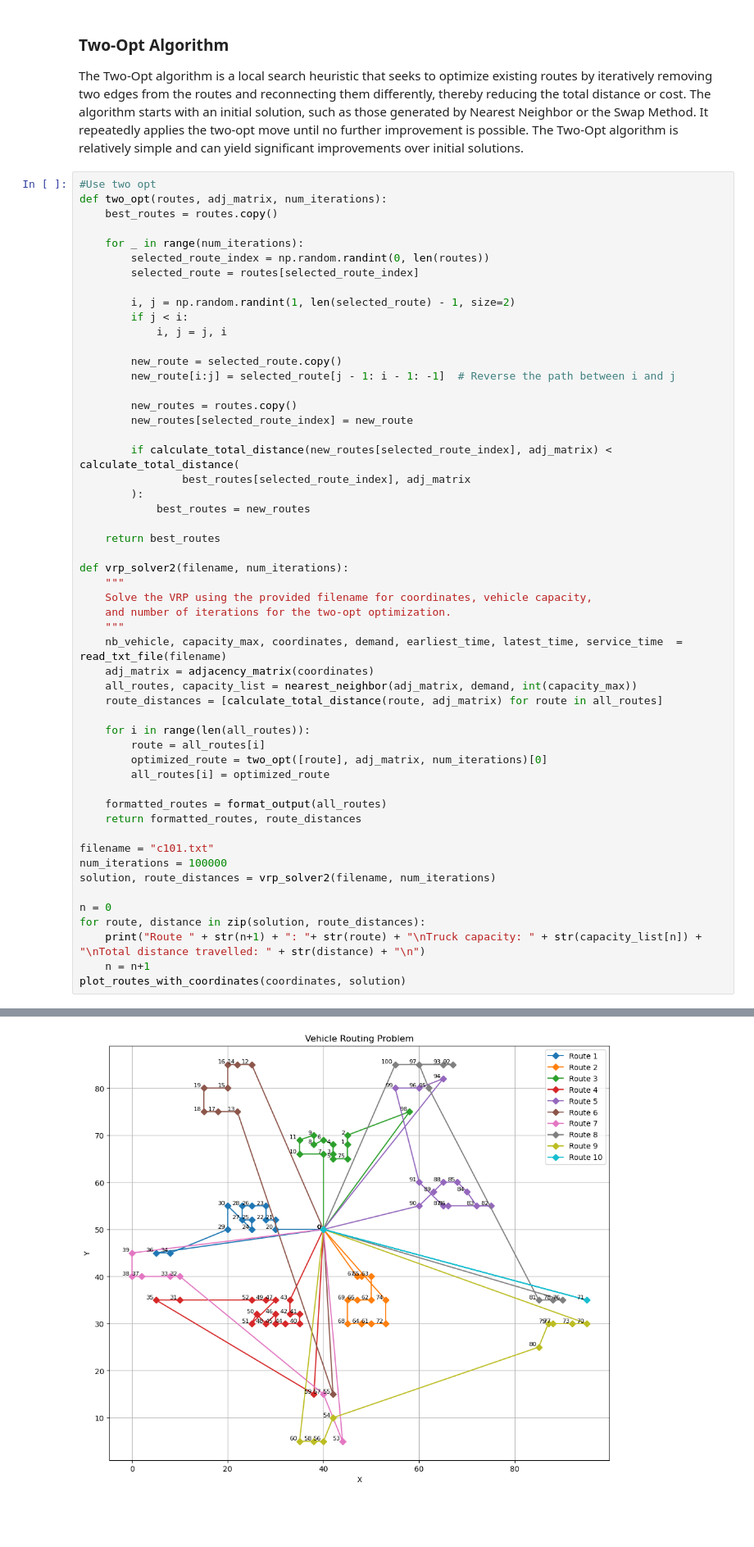
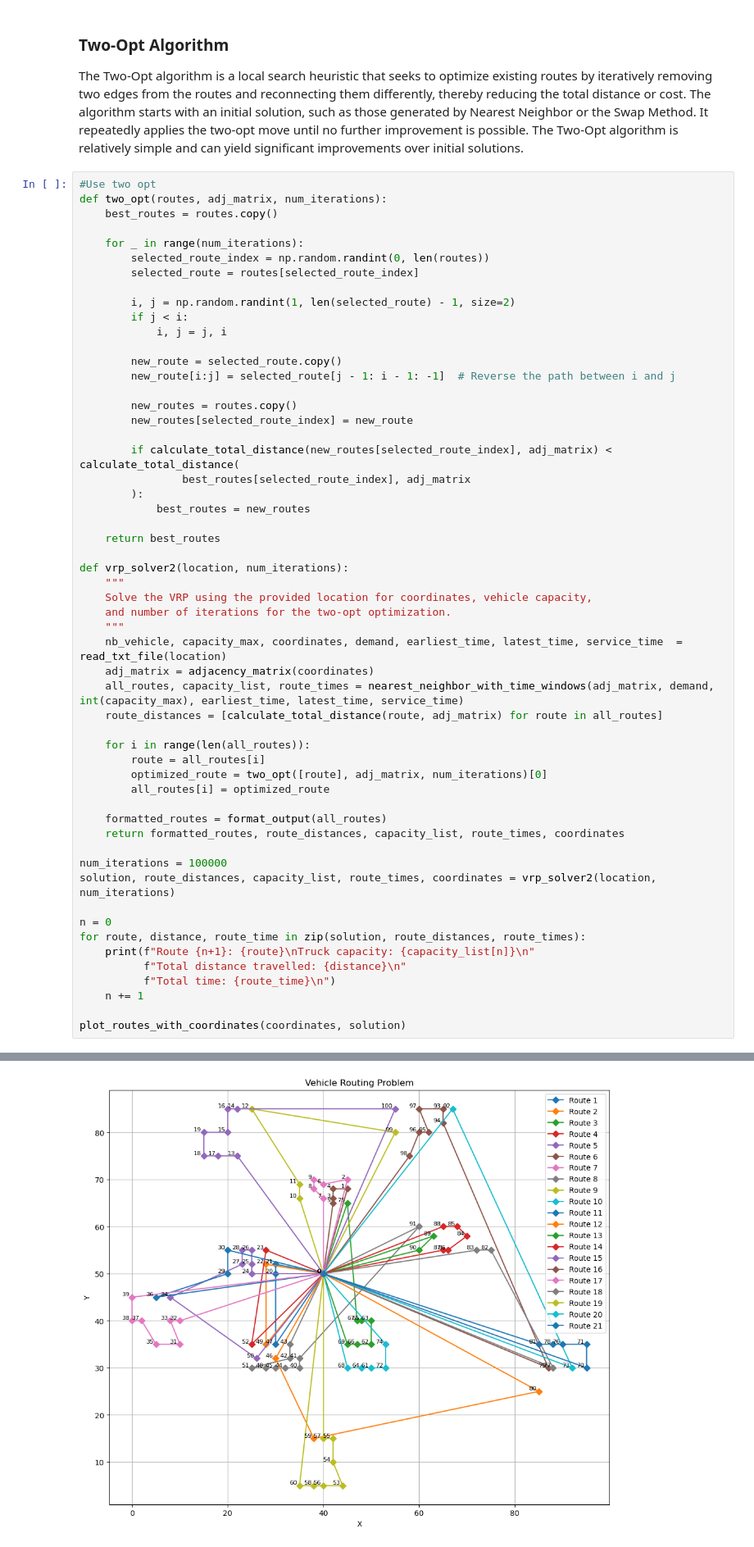
Before and after one commit to Xandeler/Advanced-Algorithms-and-Combinatorics, a Jupyter notebook: 2nd deliverable/Alex code.ipynb, the cells around one changed output, grey strips where cells are left out. Shown at 82% size. Drawn from its saved outputs; the diff is of its cells as text; blank space fills up the shorter version.

```diff
--- a/2nd deliverable/Alex code.ipynb
+++ b/2nd deliverable/Alex code.ipynb
@@ -200,14 +231,14 @@ def two_opt(routes, adj_matrix, num_iterations):
 
     return best_routes
 
-def vrp_solver2(filename, num_iterations):
+def vrp_solver2(location, num_iterations):
     """
-    Solve the VRP using the provided filename for coordinates, vehicle capacity,
+    Solve the VRP using the provided location for coordinates, vehicle capacity,
     and number of iterations for the two-opt optimization.
     """
-    nb_vehicle, capacity_max, coordinates, demand, earliest_time, latest_time, service_time  = read_txt_file(filename)
+    nb_vehicle, capacity_max, coordinates, demand, earliest_time, latest_time, service_time  = read_txt_file(location)
     adj_matrix = adjacency_matrix(coordinates)
-    all_routes, capacity_list = nearest_neighbor(adj_matrix, demand, int(capacity_max))
+    all_routes, capacity_list, route_times = nearest_neighbor_with_time_windows(adj_matrix, demand, int(capacity_max), earliest_time, latest_time, service_time)
     route_distances = [calculate_total_distance(route, adj_matrix) for route in all_routes]
 
     for i in range(len(all_routes)):
@@ -216,15 +247,17 @@ def vrp_solver2(filename, num_iterations):
         all_routes[i] = optimized_route
 
     formatted_routes = format_output(all_routes)
-    return formatted_routes, route_distances
+    return formatted_routes, route_distances, capacity_list, route_times, coordinates
 
-filename = "c101.txt"
 num_iterations = 100000
-solution, route_distances = vrp_solver2(filename, num_iterations)
+solution, route_distances, capacity_list, route_times, coordinates = vrp_solver2(location, num_iterations)
 
 n = 0
-for route, distance in zip(solution, route_distances):
-    print("Route " + str(n+1) + ": "+ str(route) + "\nTruck capacity: " + str(capacity_list[n]) + "\nTotal distance travelled: " + str(distance) + "\n")
-    n = n+1
+for route, distance, route_time in zip(solution, route_distances, route_times):
+    print(f"Route {n+1}: {route}\nTruck capacity: {capacity_list[n]}\n"
+          f"Total distance travelled: {distance}\n"
+          f"Total time: {route_time}\n")
+    n += 1
+
 plot_routes_with_coordinates(coordinates, solution)
 # %% [output]
@@ -248 +281 @@ Total distance travelled: 114.0175425099138
-[figure, old version]
+[figure, new version]
```
Also changed, not shown: parts of 2 cells of this notebook, 56 other files.
